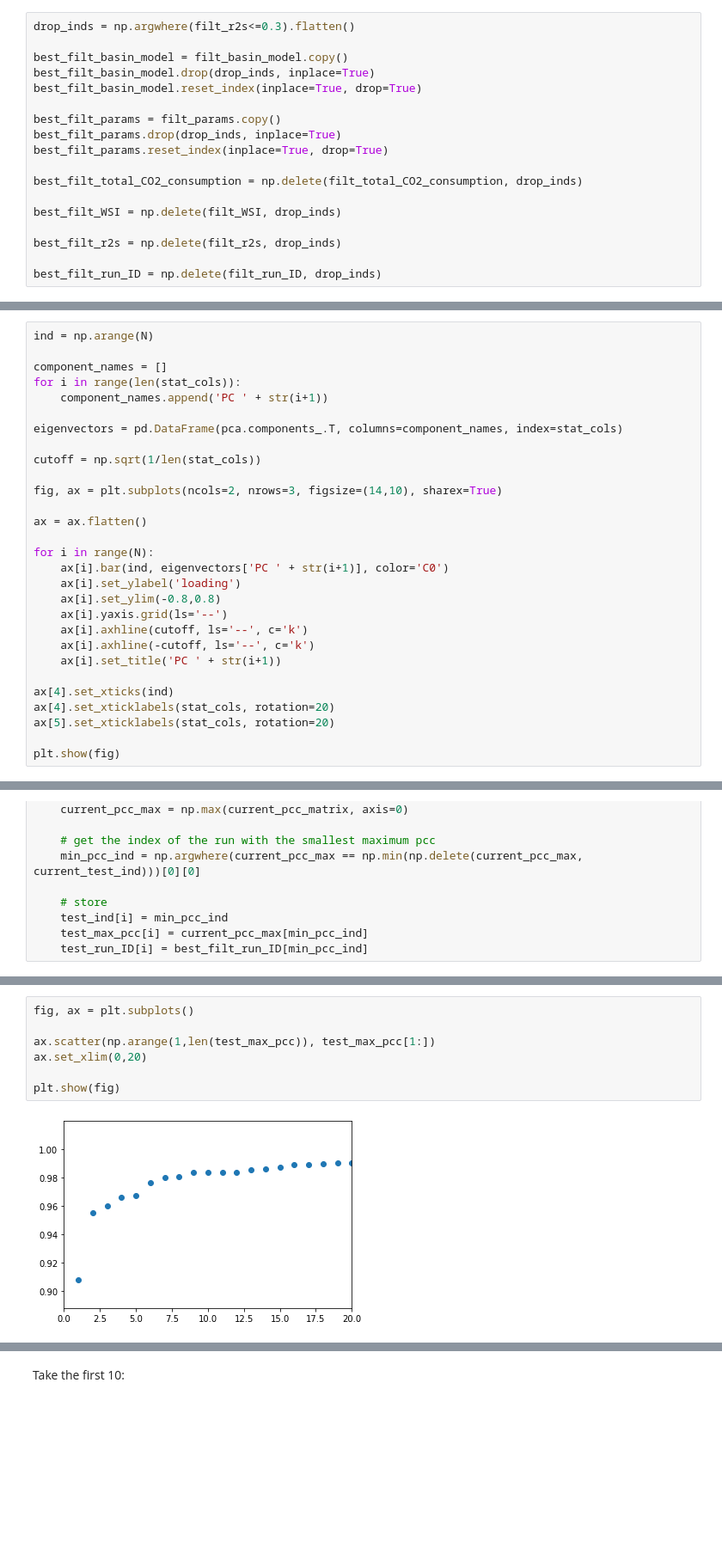
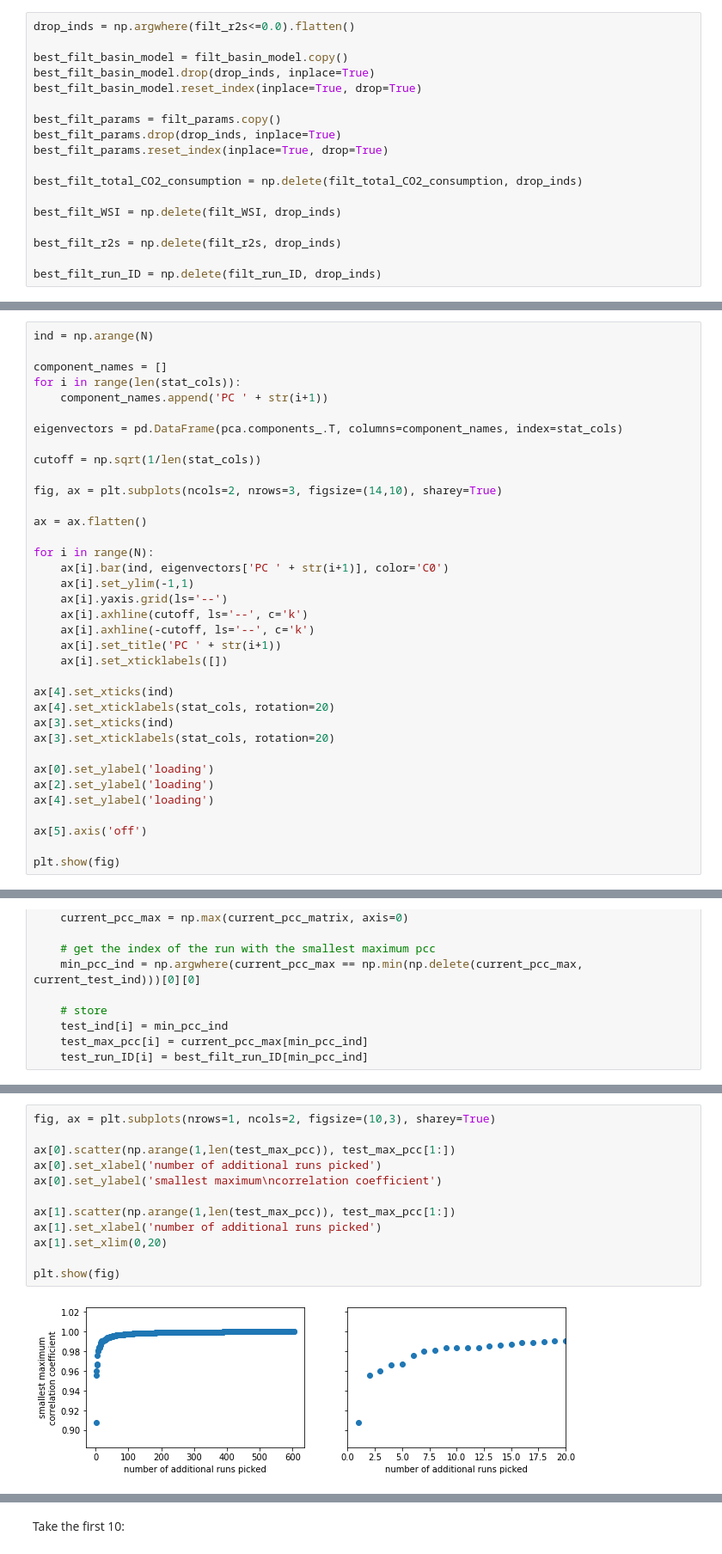
Before and after one commit to Swanson-Hysell-Group/GEOCLIM_Modern, a Jupyter notebook: Code/GEOCLIM_parameter_exploration.ipynb, the cells around one changed output, grey strips where cells are left out. Shown at 86% size. Saved outputs shown, nothing was run; the diff lists cells and outputs as text; blank space fills up the shorter version.

```diff
--- a/Code/GEOCLIM_parameter_exploration.ipynb
+++ b/Code/GEOCLIM_parameter_exploration.ipynb
@@ -619,5 +623,5 @@ Filter based on r$^{2}$:
 # %%
-drop_inds = np.argwhere(filt_r2s<=0.3).flatten()
+drop_inds = np.argwhere(filt_r2s<=0.0).flatten()
 
 best_filt_basin_model = filt_basin_model.copy()
 best_filt_basin_model.drop(drop_inds, inplace=True)
@@ -737,22 +743,29 @@ eigenvectors = pd.DataFrame(pca.components_.T, columns=component_names, index=st
 
 cutoff = np.sqrt(1/len(stat_cols))
 
-fig, ax = plt.subplots(ncols=2, nrows=3, figsize=(14,10), sharex=True)
+fig, ax = plt.subplots(ncols=2, nrows=3, figsize=(14,10), sharey=True)
 
 ax = ax.flatten()
 
 for i in range(N):
     ax[i].bar(ind, eigenvectors['PC ' + str(i+1)], color='C0')
-    ax[i].set_ylabel('loading')
-    ax[i].set_ylim(-0.8,0.8)
+    ax[i].set_ylim(-1,1)
     ax[i].yaxis.grid(ls='--')
     ax[i].axhline(cutoff, ls='--', c='k')
     ax[i].axhline(-cutoff, ls='--', c='k')
     ax[i].set_title('PC ' + str(i+1))
+    ax[i].set_xticklabels([])
 
 ax[4].set_xticks(ind)
 ax[4].set_xticklabels(stat_cols, rotation=20)
-ax[5].set_xticklabels(stat_cols, rotation=20)
+ax[3].set_xticks(ind)
+ax[3].set_xticklabels(stat_cols, rotation=20)
+
+ax[0].set_ylabel('loading')
+ax[2].set_ylabel('loading')
+ax[4].set_ylabel('loading')
+
+ax[5].axis('off')
 
 plt.show(fig)
 # %% [output]
@@ -940,9 +961,14 @@ for i in range(1,len(best_filt_run_ID)):
 # %%
-fig, ax = plt.subplots()
+fig, ax = plt.subplots(nrows=1, ncols=2, figsize=(10,3), sharey=True)
 
-ax.scatter(np.arange(1,len(test_max_pcc)), test_max_pcc[1:])
-ax.set_xlim(0,20)
+ax[0].scatter(np.arange(1,len(test_max_pcc)), test_max_pcc[1:])
+ax[0].set_xlabel('number of additional runs picked')
+ax[0].set_ylabel('smallest maximum\ncorrelation coefficient')
+
+ax[1].scatter(np.arange(1,len(test_max_pcc)), test_max_pcc[1:])
+ax[1].set_xlabel('number of additional runs picked')
+ax[1].set_xlim(0,20)
 
 plt.show(fig)
 # %% [output]
-[figure, old version]
+[figure, new version]
```
Also changed, not shown: parts of 31 cells of this notebook, 1 other file.
